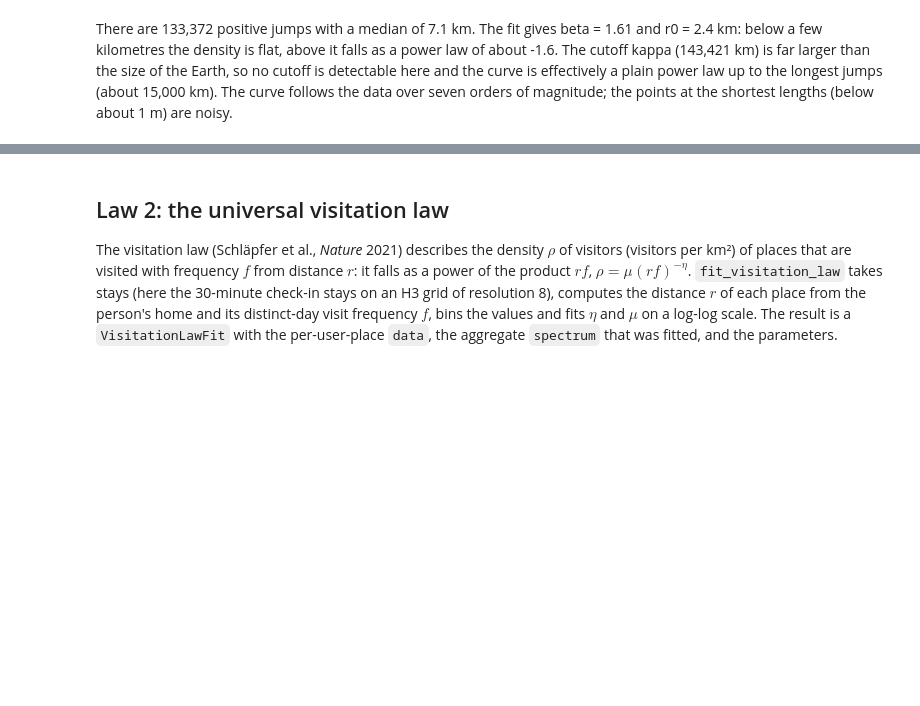
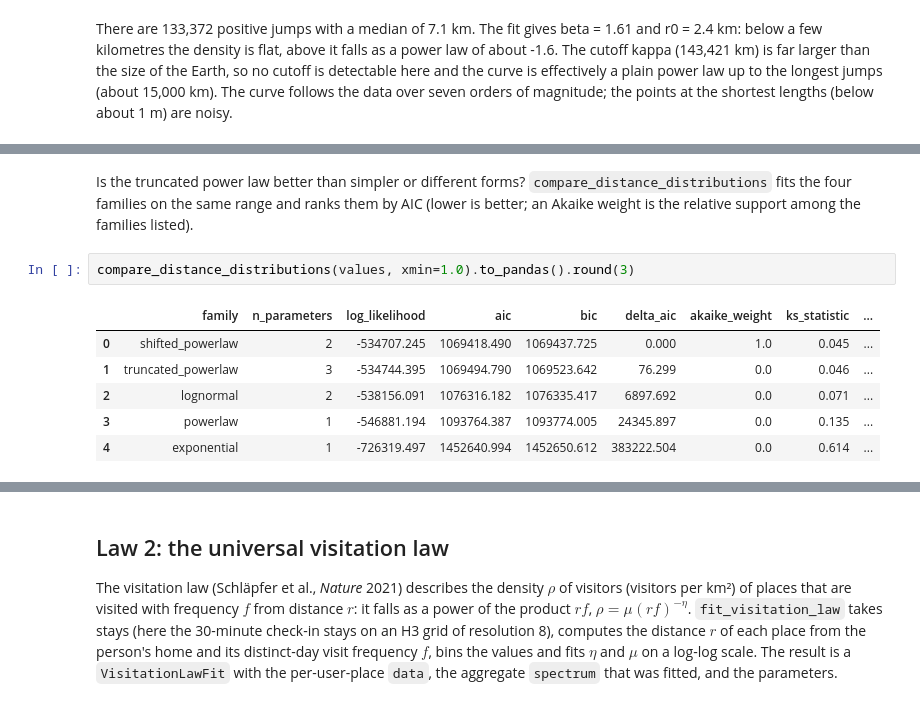
Before and after one commit to gefgu/fastmob, a Jupyter notebook: docs/src/learn/compare-to-mobility-laws.ipynb, the cells around one changed output, grey strips where cells are left out. Saved outputs shown, nothing was run; the diff lists cells and outputs as text; blank space fills up the shorter version.

```diff
--- a/docs/src/learn/compare-to-mobility-laws.ipynb
+++ b/docs/src/learn/compare-to-mobility-laws.ipynb
@@ -68,0 +95,11 @@ There are 133,372 positive jumps with a median of 7.1 km. The fit gives beta = 1
+# %% [markdown]
+Is the truncated power law better than simpler or different forms? `compare_distance_distributions` fits the four families on the same range and ranks them by AIC (lower is better; an Akaike weight is the relative support among the families listed).
+# %%
+compare_distance_distributions(values, xmin=1.0).to_pandas().round(3)
+# %% [output]
+|  | family | n_parameters | log_likelihood | aic | bic | delta_aic | akaike_weight | ks_statistic | ... |
+| 0 | shifted_powerlaw | 2 | -534707.245 | 1069418.490 | 1069437.725 | 0.000 | 1.0 | 0.045 | ... |
+| 1 | truncated_powerlaw | 3 | -534744.395 | 1069494.790 | 1069523.642 | 76.299 | 0.0 | 0.046 | ... |
+| 2 | lognormal | 2 | -538156.091 | 1076316.182 | 1076335.417 | 6897.692 | 0.0 | 0.071 | ... |
+| 3 | powerlaw | 1 | -546881.194 | 1093764.387 | 1093774.005 | 24345.897 | 0.0 | 0.135 | ... |
+| 4 | exponential | 1 | -726319.497 | 1452640.994 | 1452650.612 | 383222.504 | 0.0 | 0.614 | ... |
```
Also changed, not shown: parts of 8 cells of this notebook, 14 other files.
